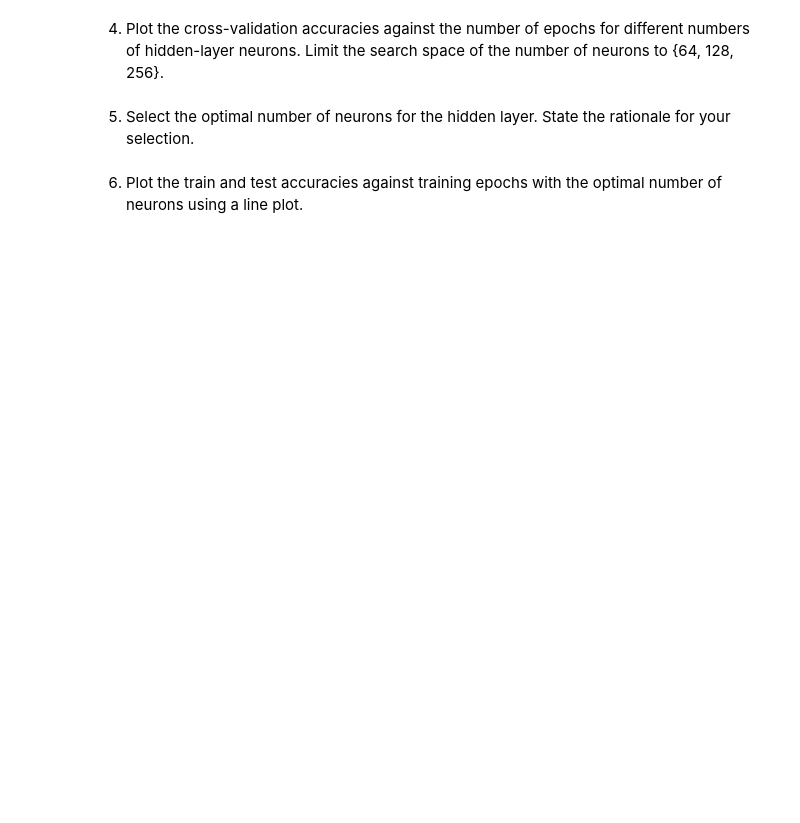
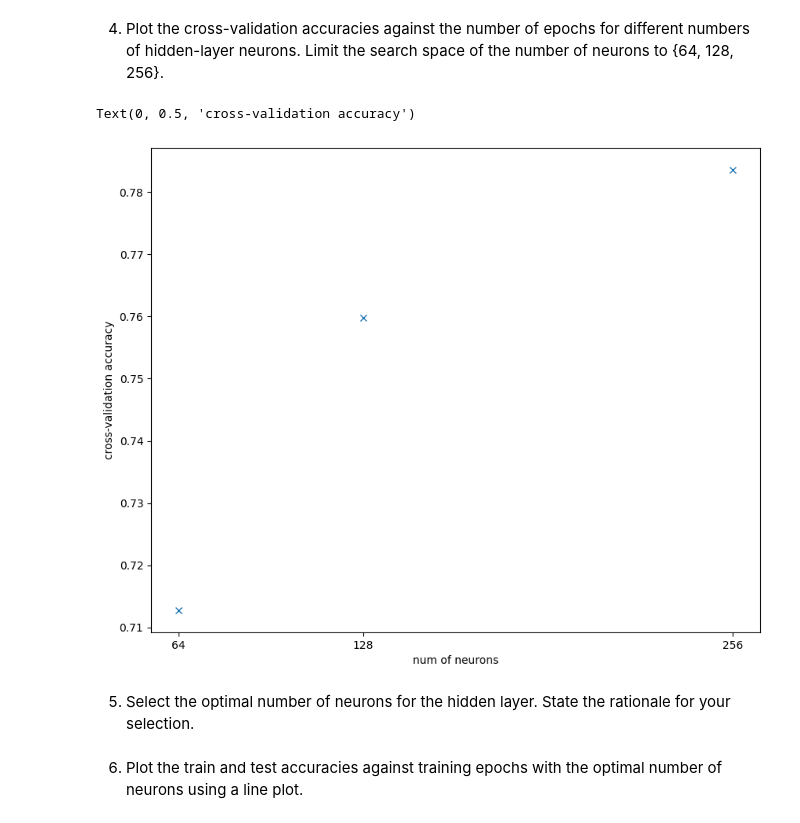
Before and after one commit to md-zaki/CZ4042_DeepLearning_Programming_Assignment, a Jupyter notebook: submission/Muhammad Zaki Bin Mohammad Bakri_PartA_3.ipynb, the cells around one changed output. Saved outputs shown, nothing was run; the diff lists cells and outputs as text; code cells hidden in the pictures; blank space fills up the shorter version.

```diff
--- a/submission/Muhammad Zaki Bin Mohammad Bakri_PartA_3.ipynb
+++ b/submission/Muhammad Zaki Bin Mohammad Bakri_PartA_3.ipynb
@@ -51,12 +51,12 @@ from common_utils import CustomDataset
 from common_utils import loss_fn
 from common_utils import split_dataset, preprocess_dataset
 from common_utils import EarlyStopper
+from datetime import datetime
 
 df = pd.read_csv('simplified.csv')
 df['label'] = df['filename'].str.split('_').str[-2]
-label_encoder = preprocessing.LabelEncoder()
-df['label'] = label_encoder.fit_transform(df['label'])
 
-X_train = df.drop(['filename', 'label'], axis=1)
-y_train = df['label'].to_numpy()
+df['label'].value_counts()
+
+X_train, y_train, X_test, y_test = split_dataset(df, ['filename', 'label'], 0.3, 0)
 X_train
@@ -69,29 +135,37 @@ def train(model, X_train_scaled, y_train2, X_val_scaled, y_val2, batch_size):
 
     return train_accuracies, train_losses, test_accuracies, test_losses, times
 # %%
-no_epoch = 100
+
 def find_optimal_hyperparameter(X_train, y_train, parameters, mode, batch_size):
-    X_train_scaled_dict, X_val_scaled_dict, y_train_dict, y_val_dict = generate_cv_folds_for_batch_sizes([batch_size], X_train.to_numpy(), y_train)
+    X_train_scaled_dict, X_val_scaled_dict, y_train_dict, y_val_dict = generate_cv_folds_for_batch_sizes([batch_size], X_train, y_train)
     cross_validation_accuracies, cross_validation_times = [], []
     early_stopper = EarlyStopper(patience=3, min_delta=0)
     for num_neurons in parameters:
+        print()
+        print("Num of Neurons: " + str(num_neurons))
+
         model = MLP(77,128,2,num_neurons)
         optimizer = torch.optim.Adam(model.parameters(), lr=0.001)
         fold_acc = []
+        fold_time = []
         for fold in range(5):
-            train_data = CustomDataset(X_train_scaled_dict[batch_size][fold], y_train_dict[batch_size][fold])
-            test_data = CustomDataset(X_val_scaled_dict[batch_size][fold], y_val_dict[batch_size][fold])
-            train_dataloader = DataLoader(train_data, batch_size=batch_size, shuffle=True)
-            test_dataloader = DataLoader(test_data, batch_size=batch_size, shuffle=True)
-            epoch_acc = []
-            for epoch in range(no_epoch):
-    # YOUR CODE HERE
+            X_train_scaled = X_train_scaled_dict[batch_size][fold]
+            y_train2 = y_train_dict[batch_size][fold]
+            X_val_scaled = X_val_scaled_dict[batch_size][fold]
+            y_val2 = y_val_dict[batch_size][fold]
 
+            train_accuracies, train_losses, test_accuracies, test_losses, times = train(model, X_train_scaled, y_train2, X_val_scaled, y_val2, batch_size)
+            fold_time.append(np.mean(np.array(times), axis=0))
+            print("fold " + str(fold) + ":" + str(test_accuracies[len(test_accuracies)-1]))
+            fold_acc.append(test_accuracies[len(test_accuracies)-1])
+
+        cross_validation_times.append(np.mean(np.array(fold_time), axis = 0))
+        cross_validation_accuracies.append(np.mean(np.array(fold_acc), axis = 0))
     return cross_validation_accuracies, cross_validation_times
 
 
 optimal_bs = 128
 
 # YOUR CODE HERE
-num_neurons = []
+num_neurons = [64, 128, 256]
 cross_validation_accuracies, cross_validation_times = find_optimal_hyperparameter(X_train.to_numpy(), y_train, num_neurons, 'num_neurons', optimal_bs)
@@ -99,6 +191,16 @@ cross_validation_accuracies, cross_validation_times = find_optimal_hyperparamete
 4. Plot the cross-validation accuracies against the number of epochs for different numbers of hidden-layer neurons. Limit the search space of the number of neurons to {64, 128, 256}.
 # %%
 # YOUR CODE HERE
+import matplotlib.pyplot as plt
+
+fig = plt.figure(figsize=(10,8))
+plt.plot(num_neurons, cross_validation_accuracies, marker = 'x', linestyle = 'None')
+plt.xticks(num_neurons)
+plt.xlabel('num of neurons')
+plt.ylabel('cross-validation accuracy')
+# %% [output]
+Text(0, 0.5, 'cross-validation accuracy')
+[figure, added]
 # %% [markdown]
 5. Select the optimal number of neurons for the hidden layer. State the rationale for your selection.
 # %%
```
Also changed, not shown: parts of 5 cells of this notebook, 1 other file.
